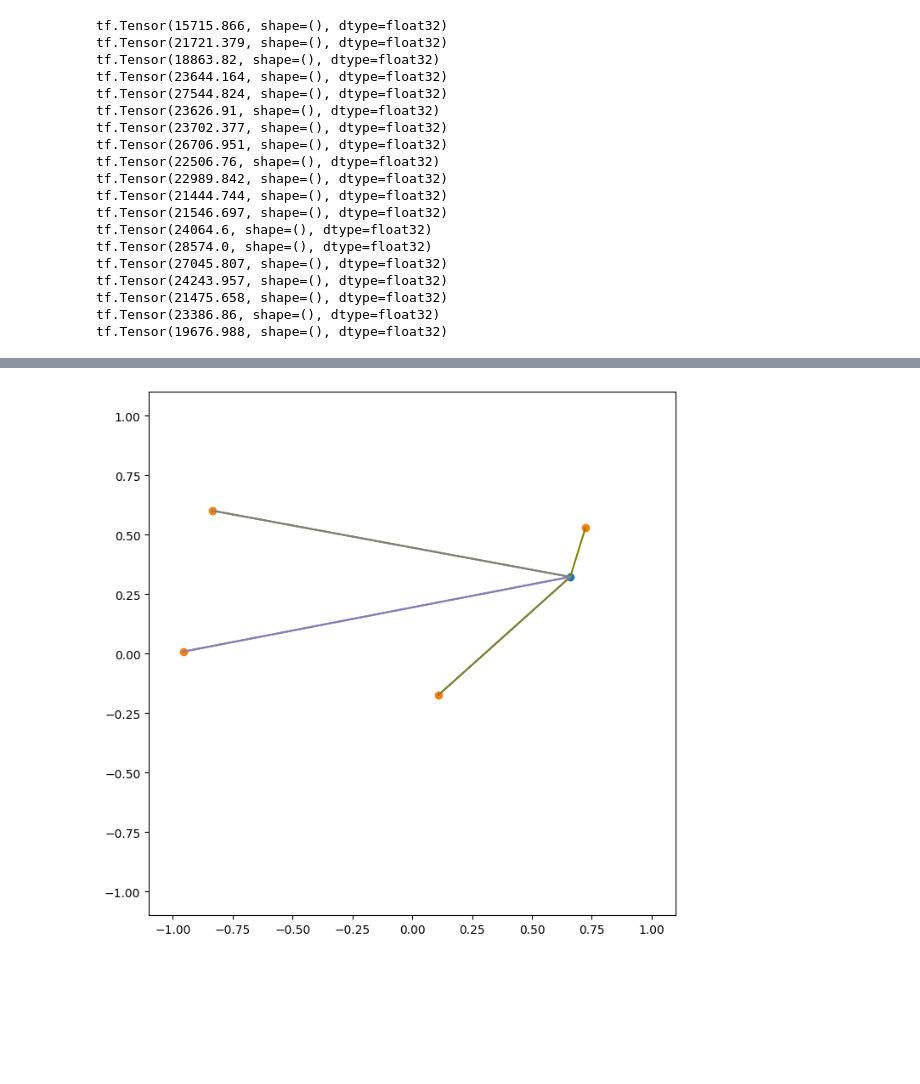
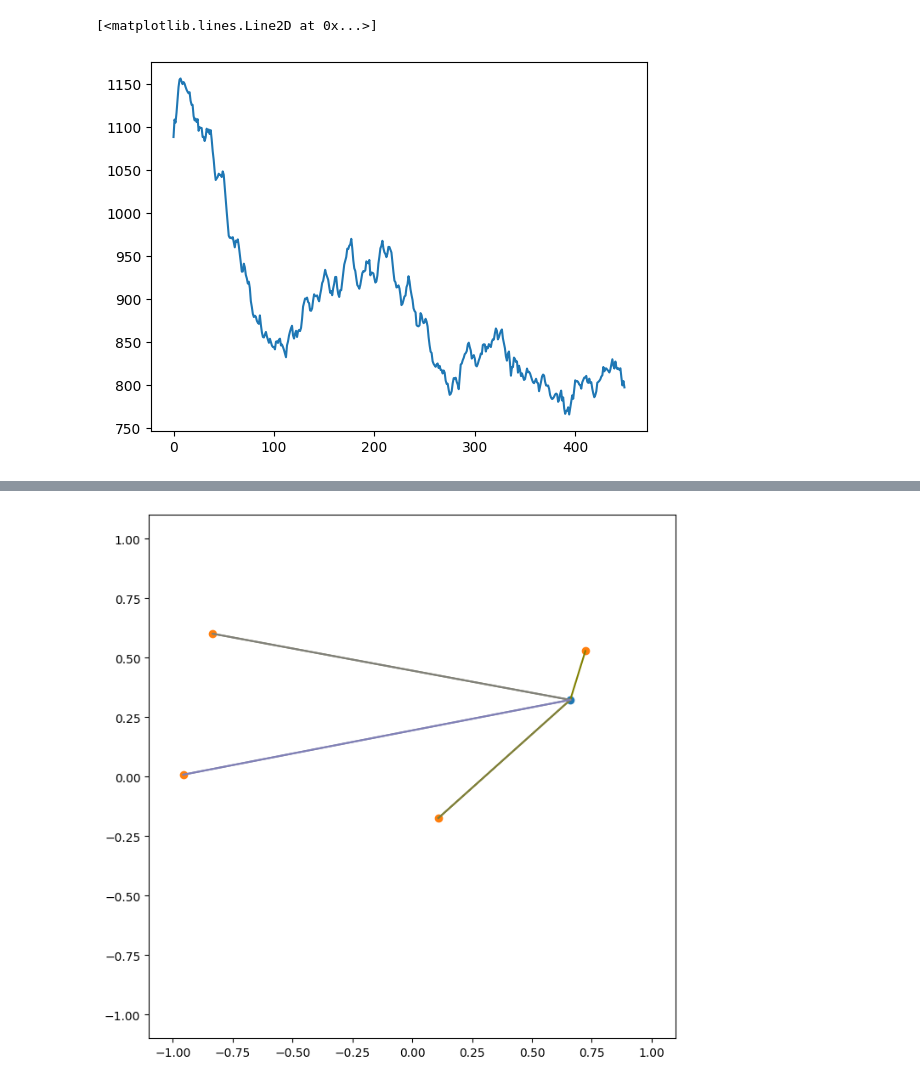
Before and after one commit to dbugajny/VRP-RL, a Jupyter notebook: test_db.ipynb, the cells around one changed output, grey strips where cells are left out. Cells and saved outputs as stored; diff of their text form; code cells hidden in the pictures; blank space fills up the shorter version.

```diff
--- a/test_db.ipynb
+++ b/test_db.ipynb
@@ -18,7 +18,9 @@ env_org = Environment(n_samples, n_locations, max_demand, max_capacity)
 # %%
 grads_lst = []
 losses = []
-for _ in range(100):
+
+for _ in range(500):
+    real_actions = []
     env = deepcopy(env_org)
     with tf.GradientTape(persistent=True) as tape:
         actions = []
@@ -30,6 +32,7 @@ for _ in range(100):
             action = tf.reduce_mean(env.locations * tf.tile(tf.expand_dims(logits_max, -1), [1, 1, 2]), axis=1)
 
             env.update(tf.argmax(logits, 1))
+            real_actions.append(env.vehicle)
 
             actions.append(action)
 
@@ -41,33 +44,21 @@ for _ in range(100):
 
         summed_path = tf.reduce_sum(distances, axis=0)
 
-        loss = tf.reduce_mean(summed_path) * 1000
+        loss = tf.reduce_mean(summed_path) * 10000
         losses.append(loss)
-        print(loss)
+
+    tf_real_actions = tf.convert_to_tensor(real_actions)
 
     grads = tape.gradient(loss, actor.trainable_variables)
     grads_and_vars = zip(grads, actor.trainable_variables)
     optimizer.apply_gradients(grads_and_vars)
     grads_lst.append(grads)
-# %% [output]
-tf.Tensor(15715.866, shape=(), dtype=float32)
-tf.Tensor(21721.379, shape=(), dtype=float32)
-tf.Tensor(18863.82, shape=(), dtype=float32)
-tf.Tensor(23644.164, shape=(), dtype=float32)
-tf.Tensor(27544.824, shape=(), dtype=float32)
-tf.Tensor(23626.91, shape=(), dtype=float32)
-tf.Tensor(23702.377, shape=(), dtype=float32)
-tf.Tensor(26706.951, shape=(), dtype=float32)
-tf.Tensor(22506.76, shape=(), dtype=float32)
-tf.Tensor(22989.842, shape=(), dtype=float32)
-tf.Tensor(21444.744, shape=(), dtype=float32)
-tf.Tensor(21546.697, shape=(), dtype=float32)
-tf.Tensor(24064.6, shape=(), dtype=float32)
-tf.Tensor(28574.0, shape=(), dtype=float32)
-tf.Tensor(27045.807, shape=(), dtype=float32)
-tf.Tensor(24243.957, shape=(), dtype=float32)
-tf.Tensor(21475.658, shape=(), dtype=float32)
-tf.Tensor(23386.86, shape=(), dtype=float32)
-tf.Tensor(19676.988, shape=(), dtype=float32)
+# %%
+def fun(ls, n):
+    return [np.mean(ls[i:i+n]) for i in range(0, len(ls) - n)]
 # %%
-plt.plot(losses)
+plt.plot(fun(losses, 50))
+# plt.ylim([0, 250])
+# %% [output]
+[<matplotlib.lines.Line2D at 0x...>]
+[figure, added]
```
Also changed, not shown: parts of 3 cells of this notebook.
